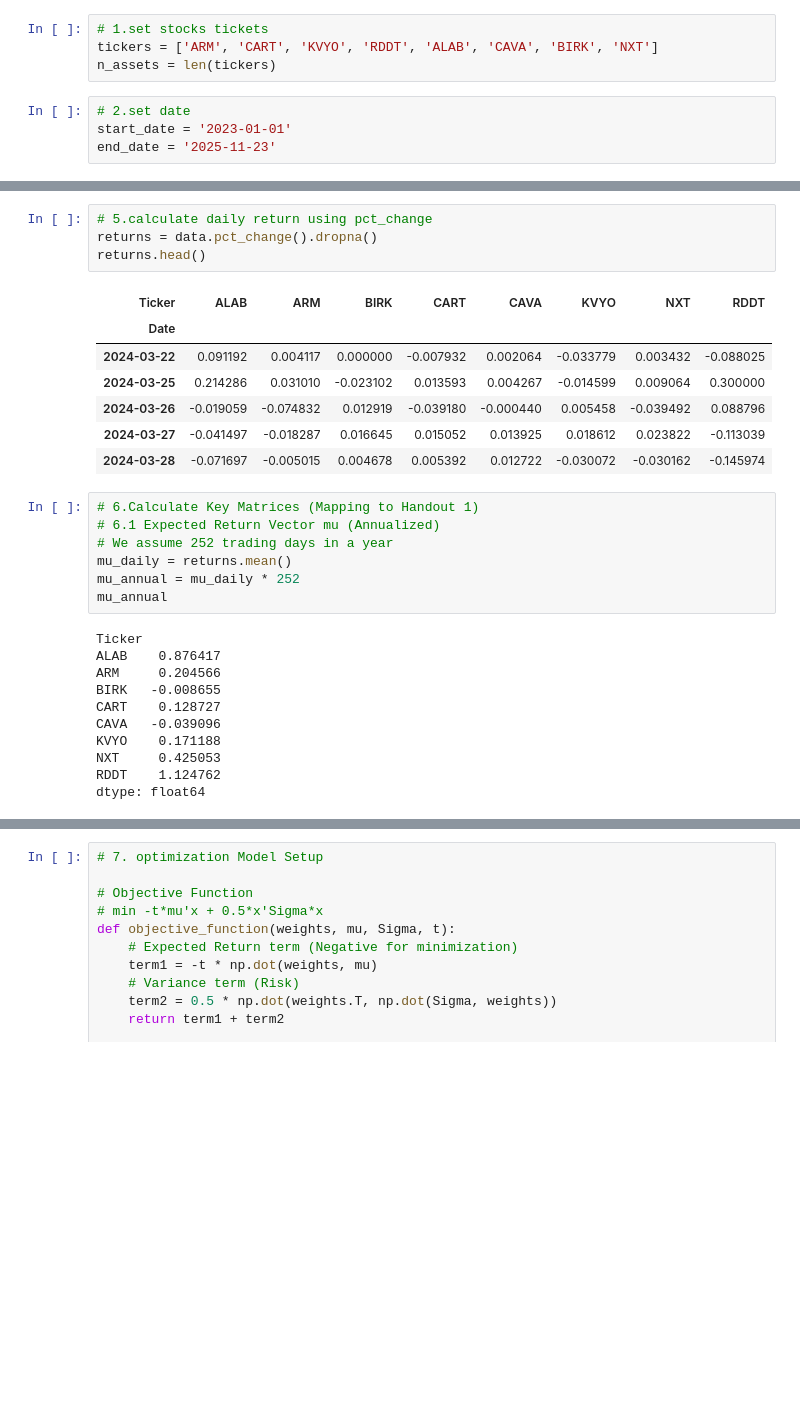
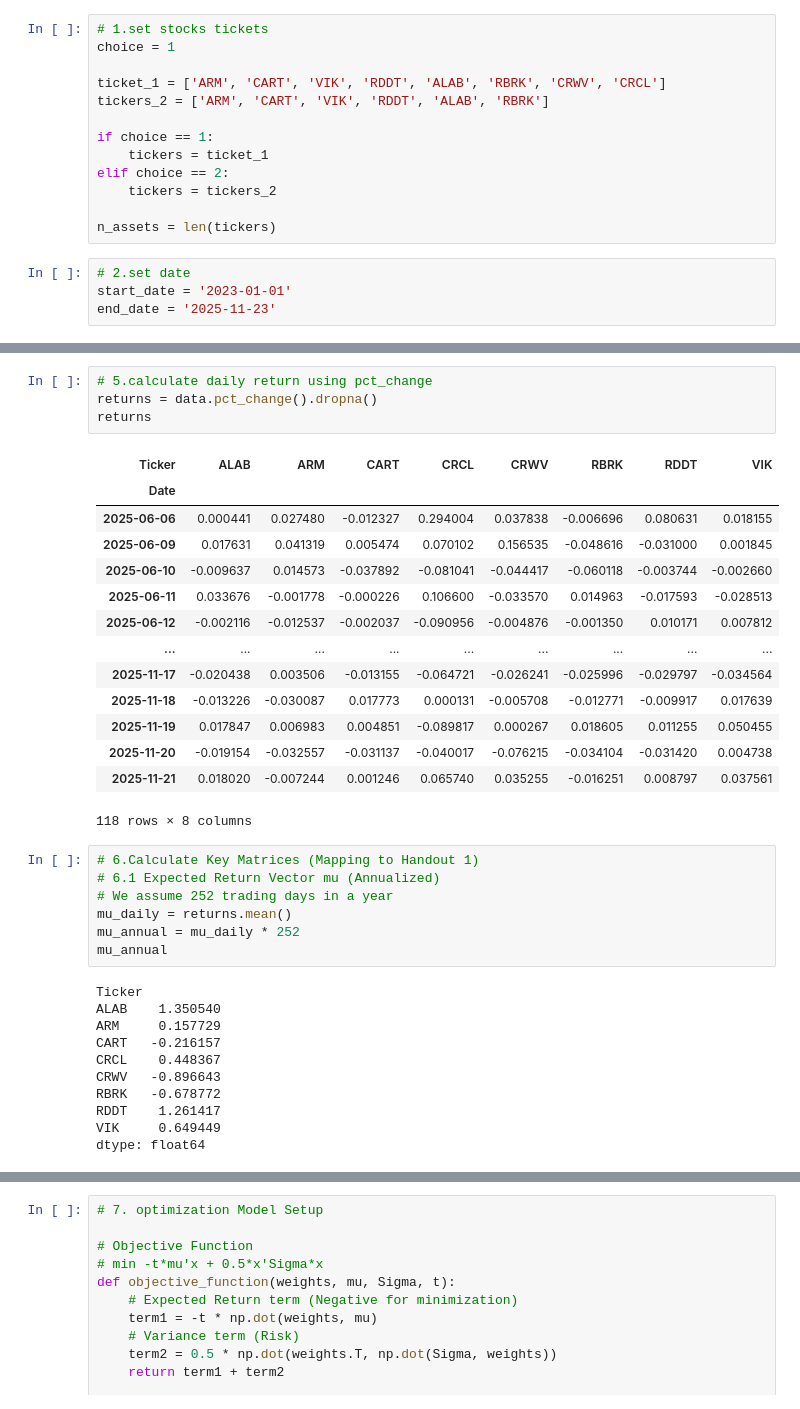
Before and after one commit to Sinclair2003/6902, a Jupyter notebook: opt.ipynb, the cells around one changed output, grey strips where cells are left out. Drawn from its saved outputs; the diff is of its cells as text; blank space fills up the shorter version.

```diff
--- a/opt.ipynb
+++ b/opt.ipynb
@@ -6,7 +6,16 @@ from scipy.optimize import minimize
 import matplotlib.pyplot as plt
 # %%
 # 1.set stocks tickets
-tickers = ['ARM', 'CART', 'KVYO', 'RDDT', 'ALAB', 'CAVA', 'BIRK', 'NXT']
+choice = 1
+
+ticket_1 = ['ARM', 'CART', 'VIK', 'RDDT', 'ALAB', 'RBRK', 'CRWV', 'CRCL']
+tickers_2 = ['ARM', 'CART', 'VIK', 'RDDT', 'ALAB', 'RBRK']
+
+if choice == 1:
+    tickers = ticket_1
+elif choice == 2:
+    tickers = tickers_2
+
 n_assets = len(tickers)
 # %%
 # 2.set date
@@ -34,15 +43,22 @@ successfully get 421 transaction days。
 # %%
 # 5.calculate daily return using pct_change
 returns = data.pct_change().dropna()
-returns.head()
+returns
 # %% [output]
-| Ticker | ALAB | ARM | BIRK | CART | CAVA | KVYO | NXT | RDDT |
+| Ticker | ALAB | ARM | CART | CRCL | CRWV | RBRK | RDDT | VIK |
 | Date |  |  |  |  |  |  |  |  |
-| 2024-03-22 | 0.091192 | 0.004117 | 0.000000 | -0.007932 | 0.002064 | -0.033779 | 0.003432 | -0.088025 |
-| 2024-03-25 | 0.214286 | 0.031010 | -0.023102 | 0.013593 | 0.004267 | -0.014599 | 0.009064 | 0.300000 |
-| 2024-03-26 | -0.019059 | -0.074832 | 0.012919 | -0.039180 | -0.000440 | 0.005458 | -0.039492 | 0.088796 |
-| 2024-03-27 | -0.041497 | -0.018287 | 0.016645 | 0.015052 | 0.013925 | 0.018612 | 0.023822 | -0.113039 |
-| 2024-03-28 | -0.071697 | -0.005015 | 0.004678 | 0.005392 | 0.012722 | -0.030072 | -0.030162 | -0.145974 |
+| 2025-06-06 | 0.000441 | 0.027480 | -0.012327 | 0.294004 | 0.037838 | -0.006696 | 0.080631 | 0.018155 |
+| 2025-06-09 | 0.017631 | 0.041319 | 0.005474 | 0.070102 | 0.156535 | -0.048616 | -0.031000 | 0.001845 |
+| 2025-06-10 | -0.009637 | 0.014573 | -0.037892 | -0.081041 | -0.044417 | -0.060118 | -0.003744 | -0.002660 |
+| 2025-06-11 | 0.033676 | -0.001778 | -0.000226 | 0.106600 | -0.033570 | 0.014963 | -0.017593 | -0.028513 |
+| 2025-06-12 | -0.002116 | -0.012537 | -0.002037 | -0.090956 | -0.004876 | -0.001350 | 0.010171 | 0.007812 |
+| ... | ... | ... | ... | ... | ... | ... | ... | ... |
+| 2025-11-17 | -0.020438 | 0.003506 | -0.013155 | -0.064721 | -0.026241 | -0.025996 | -0.029797 | -0.034564 |
+| 2025-11-18 | -0.013226 | -0.030087 | 0.017773 | 0.000131 | -0.005708 | -0.012771 | -0.009917 | 0.017639 |
+| 2025-11-19 | 0.017847 | 0.006983 | 0.004851 | -0.089817 | 0.000267 | 0.018605 | 0.011255 | 0.050455 |
+| 2025-11-20 | -0.019154 | -0.032557 | -0.031137 | -0.040017 | -0.076215 | -0.034104 | -0.031420 | 0.004738 |
+| 2025-11-21 | 0.018020 | -0.007244 | 0.001246 | 0.065740 | 0.035255 | -0.016251 | 0.008797 | 0.037561 |
+118 rows × 8 columns
 # %%
 # 6.Calculate Key Matrices (Mapping to Handout 1)
 # 6.1 Expected Return Vector mu (Annualized)
@@ -52,14 +68,14 @@ mu_annual = mu_daily * 252
 mu_annual
 # %% [output]
 Ticker
-ALAB    0.876417
-ARM     0.204566
-BIRK   -0.008655
-CART    0.128727
-CAVA   -0.039096
-KVYO    0.171188
-NXT     0.425053
-RDDT    1.124762
+ALAB    1.350540
+ARM     0.157729
+CART   -0.216157
+CRCL    0.448367
+CRWV   -0.896643
+RBRK   -0.678772
+RDDT    1.261417
+VIK     0.649449
 dtype: float64
 # %%
 # 6.2 Covariance Matrix Sigma (Annualized)
```
Also changed, not shown: parts of 5 cells of this notebook.
